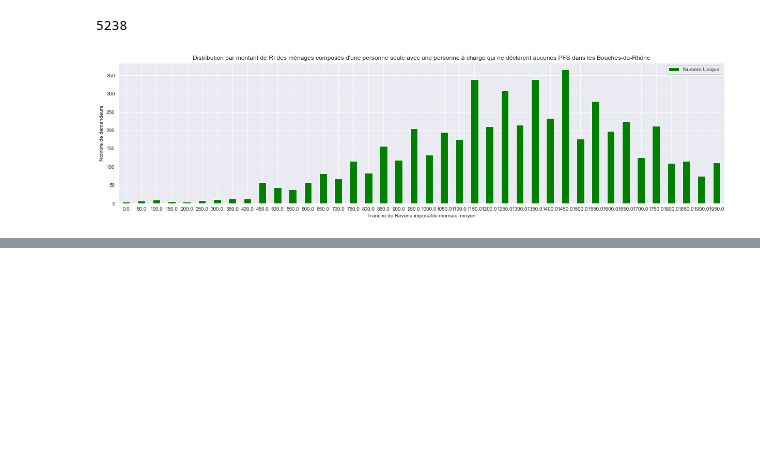
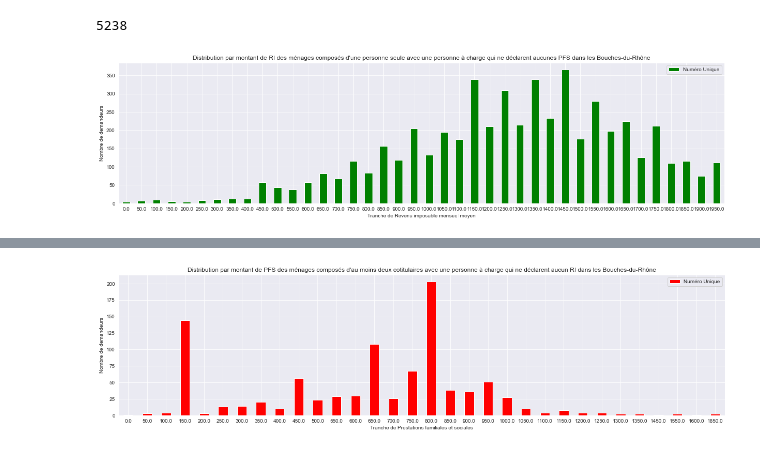
Before and after one commit to cmllbll/Social-Housing-in-France, a Jupyter notebook: Etude approfondie RI PFS.ipynb, the cells around one changed output, grey strips where cells are left out. Saved outputs shown, nothing was run; the diff lists cells and outputs as text; code cells hidden in the pictures; blank space fills up the shorter version.

Commit message:
couple + pers seule avec 1p charge

```diff
--- a/Etude approfondie RI PFS.ipynb
+++ b/Etude approfondie RI PFS.ipynb
@@ -739,0 +844,3 @@ ax.figure.savefig('RI_BDR_Seule1Charge.pdf')
+# %%
+bddbis['Ressources imposables mensuelles moyennes (RI)'].fillna(0, inplace=True)
+bddbis['Prestations familiales et sociales mensuelles moyennes (PFS)'].fillna(0, inplace=True)
@@ -739,0 +849,18 @@ ax.figure.savefig('RI_BDR_Seule1Charge.pdf')
+# %%
+bddbis['Tranches de RI']=0
+bddbis['Tranches de PFS']=0
+
+def decoupe2(rl):
+    for i in range(0, 2000, 50):
+        if i<rl and rl<=i+50:
+            return i
+        elif rl>2000:
+            return np.NaN
+        elif rl==0:
+            return np.NaN
+
+
+bddbis['Tranches de RI'] = bddbis['Ressources imposables mensuelles moyennes (RI)'].apply(decoupe2)
+bddbis['Tranches de PFS'] = bddbis['Prestations familiales et sociales mensuelles moyennes (PFS)'].apply(decoupe2)
+z=bddbis.pivot_table(index="Tranches de RI", columns="Tranches de PFS", values="Numéro Unique",  aggfunc="size", fill_value=0)
+z
@@ -739,0 +894,19 @@ ax.figure.savefig('RI_BDR_Seule1Charge.pdf')
+# %%
+RI = bddbis[bddbis['Ressources imposables mensuelles moyennes (RI)'] == 0]
+RI['Tranches de PFS'] = 0
+
+
+def ri(rl):
+    for i in range(0, 2000, 50):
+        if i < rl and rl <= i + 50:
+            return i
+        elif rl > 2000:
+            return np.NaN
+
+
+RI['Tranches de PFS'] = RI['Prestations familiales et sociales mensuelles moyennes (PFS)'].apply(ri)
+ri = RI[['Tranches de PFS', 'Numéro Unique']]
+ri = ri.groupby(by='Tranches de PFS').count()['Numéro Unique']
+ri = ri.to_frame()
+ri = ri.reset_index()
+ri['Numéro Unique'].sum()
@@ -739,0 +926,4 @@ ax.figure.savefig('RI_BDR_Seule1Charge.pdf')
+# %%
+ ax = ri.plot.bar(x='Tranches de PFS', y='Numéro Unique', xlabel='Tranche de Prestations familiales et sociales', ylabel= "Nombre de demandeurs", title= 'Distribution par montant de PFS des ménages composés d\'au moins deux cotitulaires avec une personne à charge qui ne déclarent aucun RI dans les Bouches-du-Rhône', rot=0, figsize=(21,5), color='red')
+# %% [output]
+[figure, added]
```
Also changed, not shown: parts of 19 cells of this notebook.
